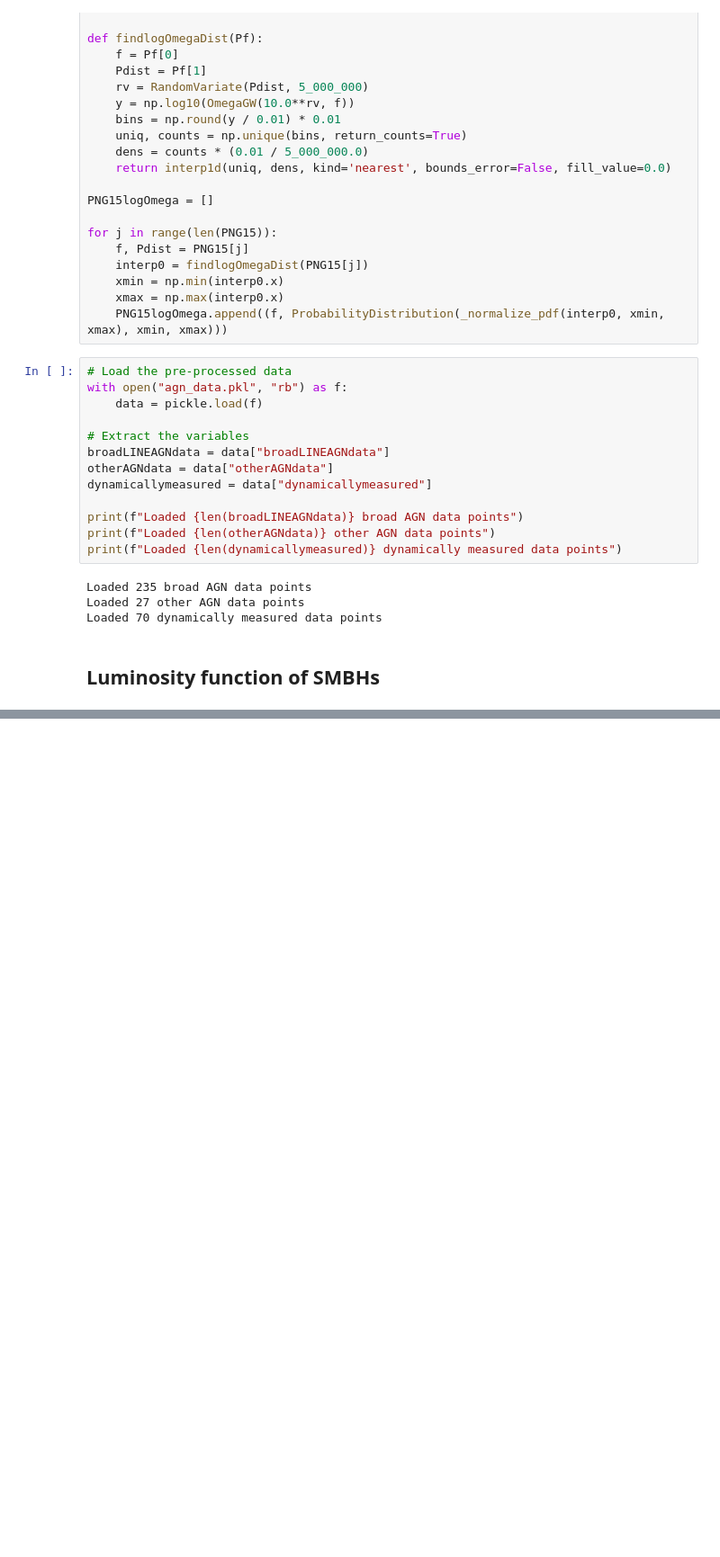
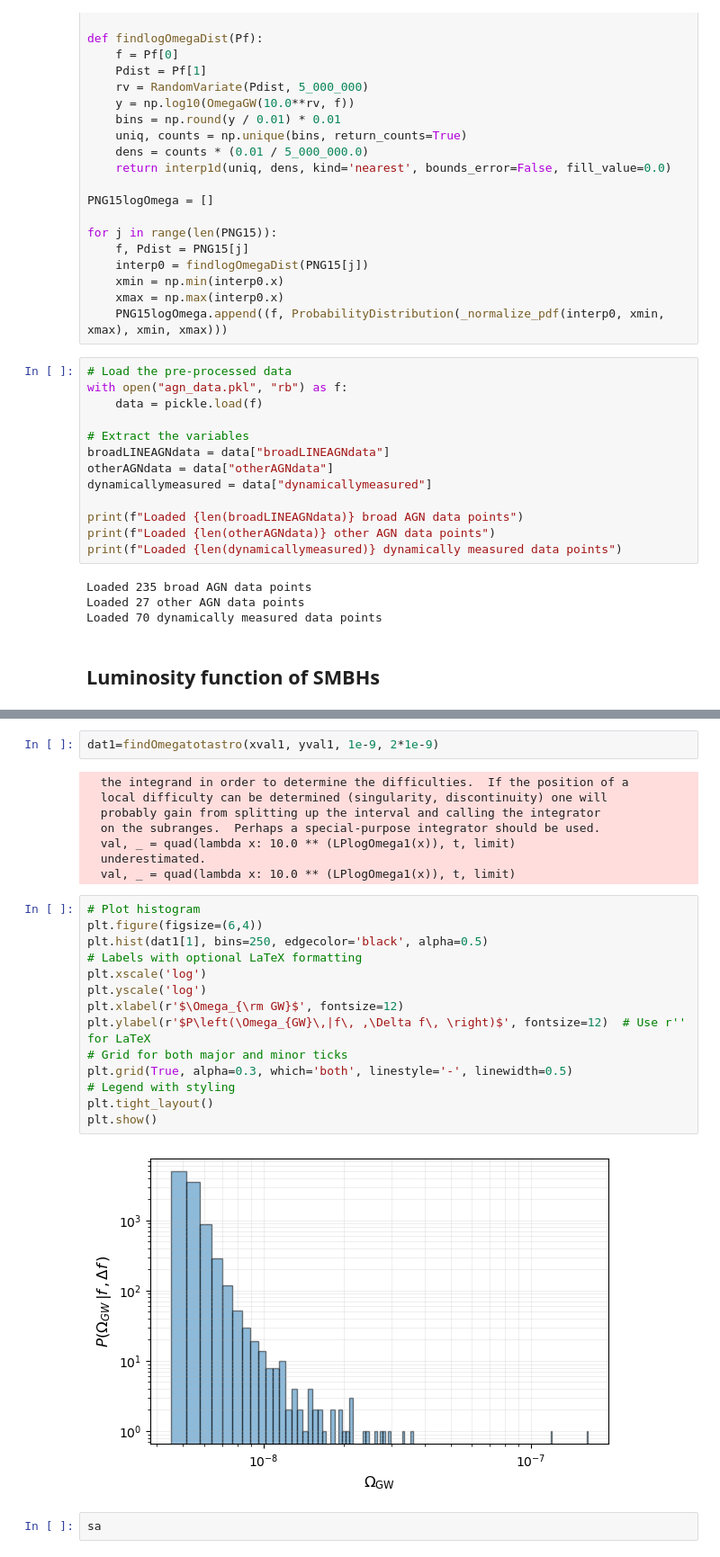
Before and after one commit to jurrutiaGW/SMBH_luminosity_function, a Jupyter notebook: SMBH_luminosity.ipynb, the cells around one changed output, grey strips where cells are left out. Shown: that part at 90% size. Drawn from its saved outputs; the diff is of its cells as text; blank space fills up the shorter version.

```diff
--- a/SMBH_luminosity.ipynb
+++ b/SMBH_luminosity.ipynb
@@ -496,0 +729,28 @@ plt.show()
+# %%
+dat1=findOmegatotastro(xval1, yval1, 1e-9, 2*1e-9)
+# %% [output]
+  the integrand in order to determine the difficulties.  If the position of a
+  local difficulty can be determined (singularity, discontinuity) one will
+  probably gain from splitting up the interval and calling the integrator
+  on the subranges.  Perhaps a special-purpose integrator should be used.
+  val, _ = quad(lambda x: 10.0 ** (LPlogOmega1(x)), t, limit)
+  underestimated.
+  val, _ = quad(lambda x: 10.0 ** (LPlogOmega1(x)), t, limit)
+# %%
+# Plot histogram
+plt.figure(figsize=(6,4))
+plt.hist(dat1[1], bins=250, edgecolor='black', alpha=0.5)
+# Labels with optional LaTeX formatting
+plt.xscale('log')
+plt.yscale('log')
+plt.xlabel(r'$\Omega_{\rm GW}$', fontsize=12)
+plt.ylabel(r'$P\left(\Omega_{GW}\,|f\, ,\Delta f\, \right)$', fontsize=12)  # Use r'' for LaTeX
+# Grid for both major and minor ticks
+plt.grid(True, alpha=0.3, which='both', linestyle='-', linewidth=0.5)
+# Legend with styling
+plt.tight_layout()
+plt.show()
+# %% [output]
+[figure, added]
+# %%
+sa
```
Also changed, not shown: parts of 19 cells of this notebook, 3 other files.
